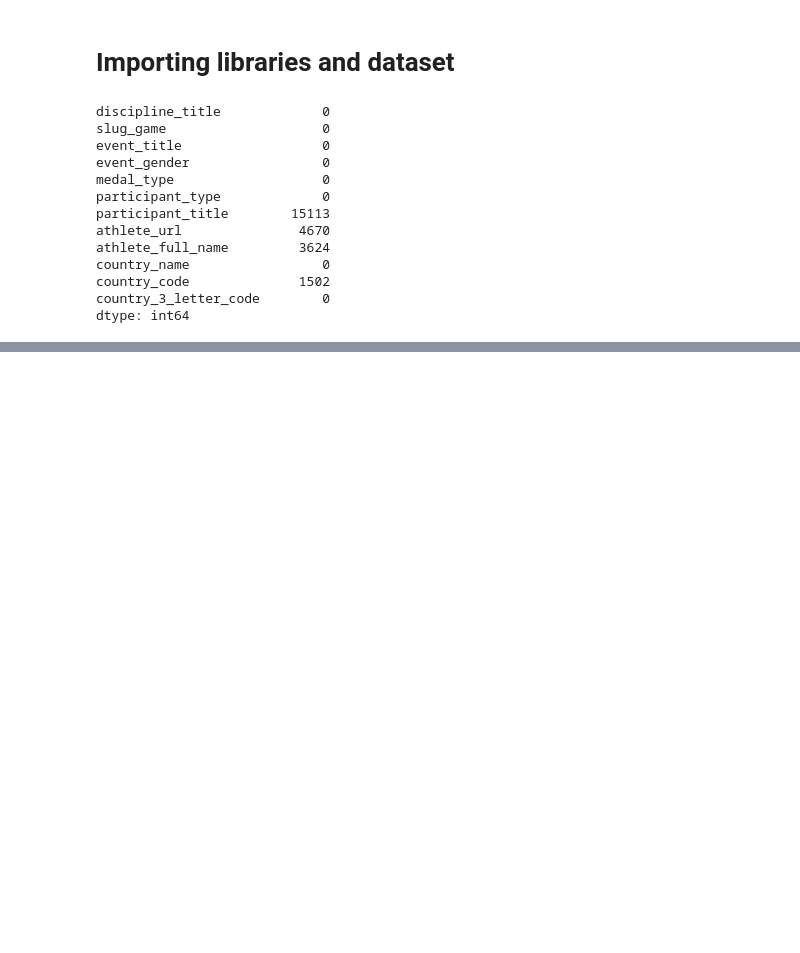
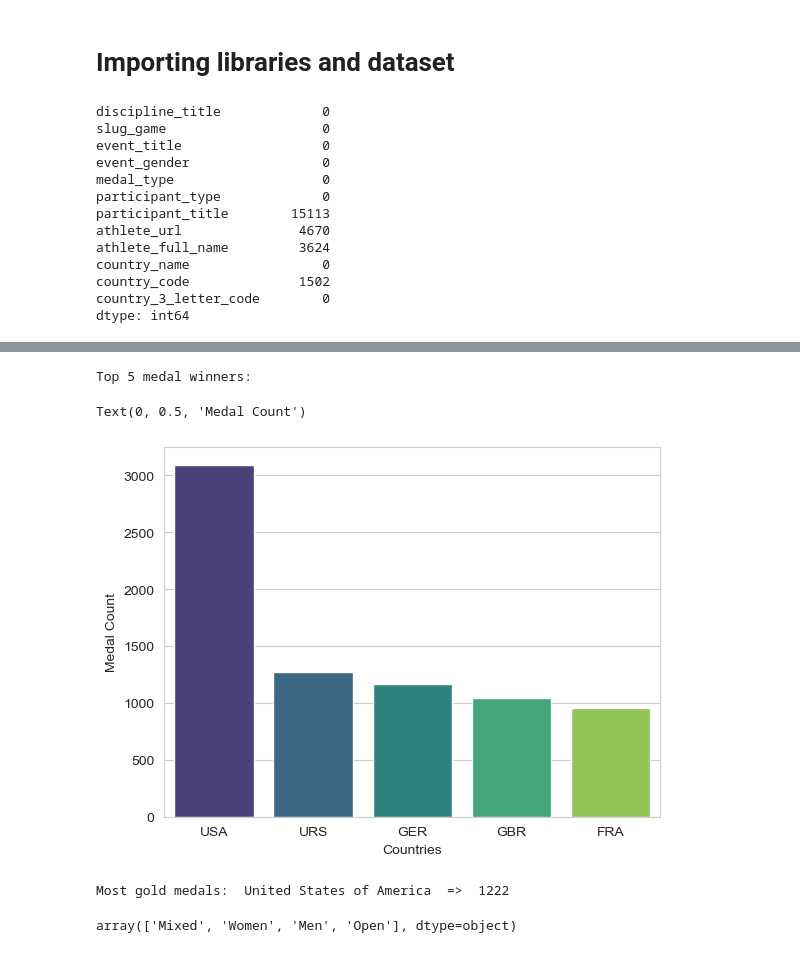
Before and after one commit to rajitk13/GFG-Hackathon-ML, a Jupyter notebook: master.ipynb, the cells around one changed output, grey strips where cells are left out. Cells and saved outputs as stored; diff of their text form; code cells hidden in the pictures; blank space fills up the shorter version.

```diff
--- a/master.ipynb
+++ b/master.ipynb
@@ -31,0 +92,20 @@ dtype: int64
+# %%
+country_with_medals=data.groupby('country_3_letter_code')['medal_type'].count().sort_values(ascending=False)
+print("Top 5 medal winners: ")
+country_with_medals=country_with_medals.head(5).reset_index()
+sns.barplot(x='country_3_letter_code',y='medal_type',data=country_with_medals,palette='viridis')
+plt.xlabel('Countries')
+plt.ylabel('Medal Count')
+# %% [output]
+Top 5 medal winners:
+Text(0, 0.5, 'Medal Count')
+[figure, added]
+# %%
+country_with_gold=data[data['medal_type']=='GOLD'].groupby('country_name')['medal_type'].count()
+print("Most gold medals: ",country_with_gold.idxmax()," => ",country_with_gold[country_with_gold.idxmax()])
+# %% [output]
+Most gold medals:  United States of America  =>  1222
+# %%
+data['event_gender'].unique()
+# %% [output]
+array(['Mixed', 'Women', 'Men', 'Open'], dtype=object)
```
Also changed, not shown: parts of 21 cells of this notebook.
